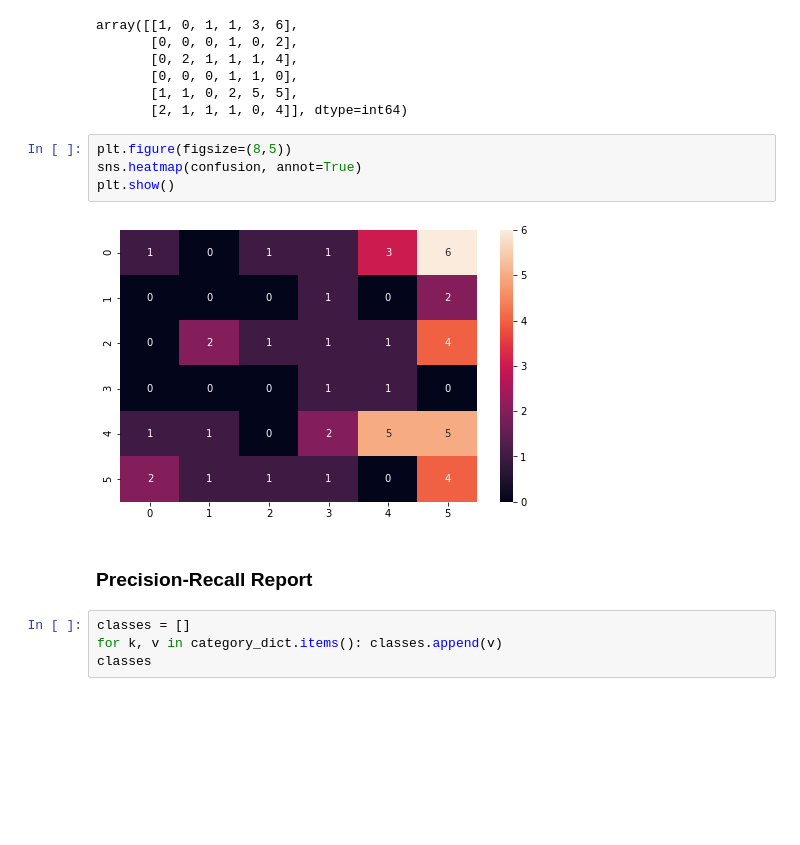
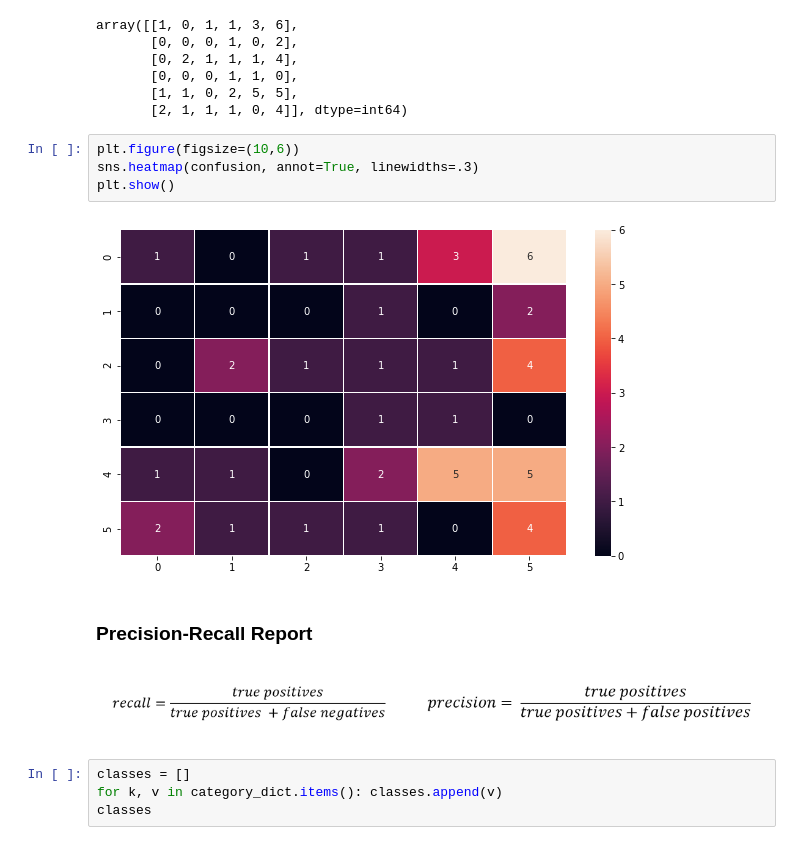
Before and after one commit to vinitshah24/Emotions-Detection-Text-RNN, a Jupyter notebook: precision_recall_visualization.ipynb, the cells around one changed output. Drawn from its saved outputs; the diff is of its cells as text; blank space fills up the shorter version.

```diff
--- a/precision_recall_visualization.ipynb
+++ b/precision_recall_visualization.ipynb
@@ -184,13 +185,16 @@ array([[1, 0, 1, 1, 3, 6],
        [1, 1, 0, 2, 5, 5],
        [2, 1, 1, 1, 0, 4]], dtype=int64)
 # %%
-plt.figure(figsize=(8,5))
-sns.heatmap(confusion, annot=True)
+plt.figure(figsize=(10,6))
+sns.heatmap(confusion, annot=True, linewidths=.3)
 plt.show()
 # %% [output]
-[figure, old version]
+[figure, new version]
 # %% [markdown]
 ### Precision-Recall Report
+<div>
+<img src="attachment:image.png" width="700"/>
+</div>
 # %%
 classes = []
 for k, v in category_dict.items(): classes.append(v)
```
Also changed, not shown: parts of 1 cell of this notebook.
